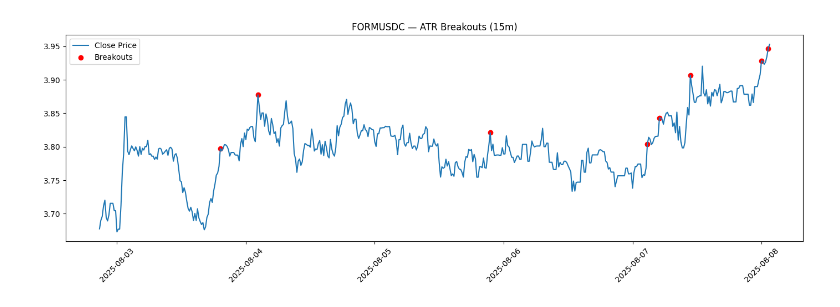
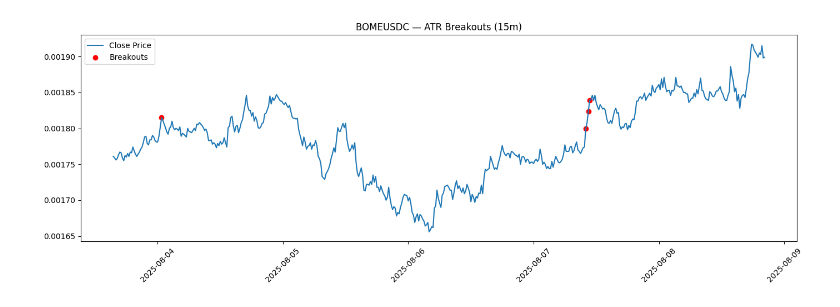
Before and after one commit to carkod/binbot-notebooks, a Jupyter notebook: atr_breakout.ipynb, the cells around one changed output. Saved outputs shown, nothing was run; the diff lists cells and outputs as text; code cells hidden in the pictures.

```diff
--- a/atr_breakout.ipynb
+++ b/atr_breakout.ipynb
@@ -31,7 +31,7 @@ def to_ms(dt):
 
 
 # Parameters
-symbol = "FORMUSDC"
+symbol = "BOMEUSDC"
 interval = "15m"
 end_time = datetime.now(tz=timezone.utc)
 start_time = end_time - timedelta(minutes=15 * 500)
@@ -102,31 +102,31 @@ df["amplitude"] = df["high"] - df["low"]
 
 df["ATR"] = tr.rolling(window=30, min_periods=20).mean()
 df["rolling_high"] = df["high"].rolling(window=30).max().shift(1)
 df["breakout_strength"] = (df["close"] - df["rolling_high"]) / df["ATR"]
 df["ATR_breakout"] = (df["close"] > (df["rolling_high"] + 1.1 * df["ATR"])) & (
     df["breakout_strength"] > 0.05
 )
 
 # Plot close and breakouts
 plt.figure(figsize=(14, 5))
 plt.plot(df.index, df["close"], label="Close Price")
 plt.scatter(
     df[df["ATR_breakout"]].index,
     df[df["ATR_breakout"]]["close"],
     color="red",
     label="Breakouts",
 )
 plt.title(f"{symbol} — ATR Breakouts (15m)")
 plt.legend()
 plt.xticks(rotation=45)
 plt.tight_layout()
 plt.show()
 
 # Show breakout rows
 print(
     df[df["ATR_breakout"]][
         ["close", "ATR", "rolling_high", "breakout_strength", "amplitude"]
     ].tail(10)
 )
 # %% [output]
-[figure, old version]
+[figure, new version]
```
Also changed, not shown: parts of 2 cells of this notebook, 2 other files.
